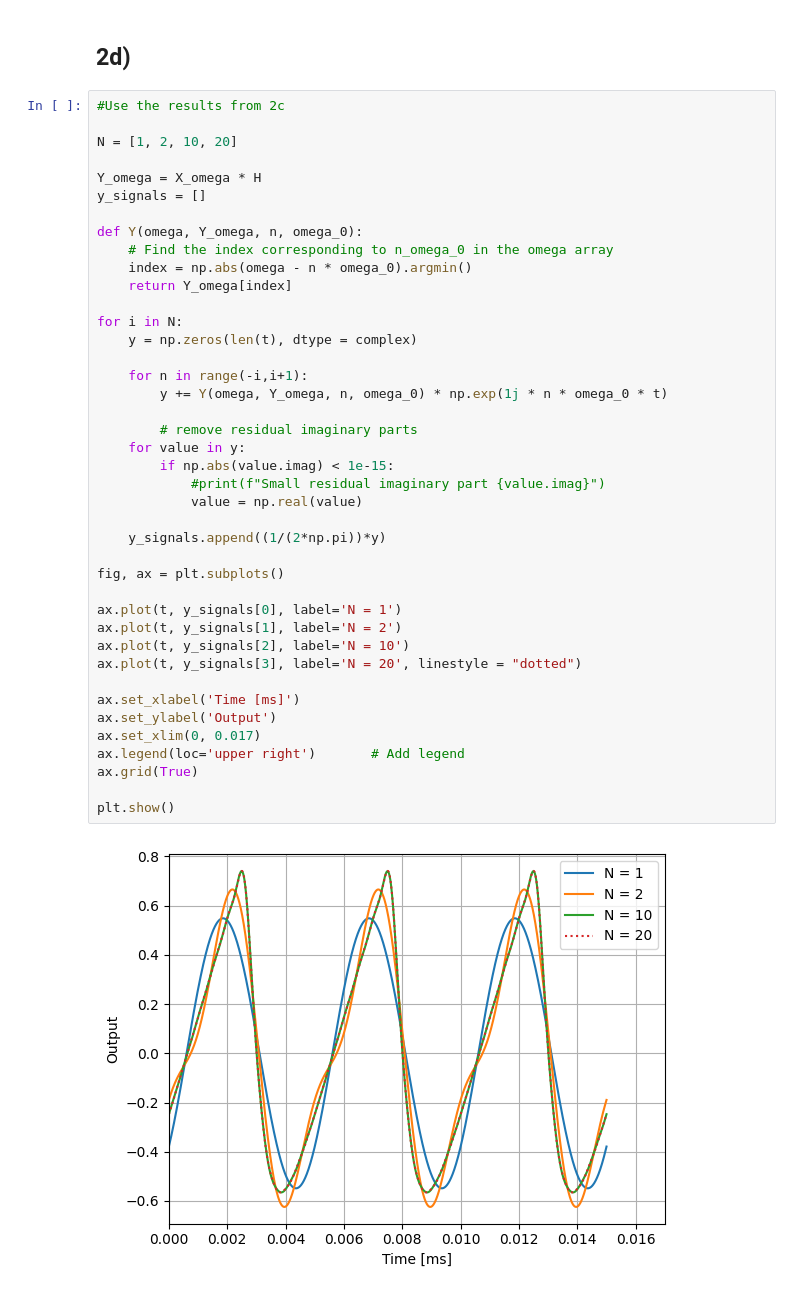
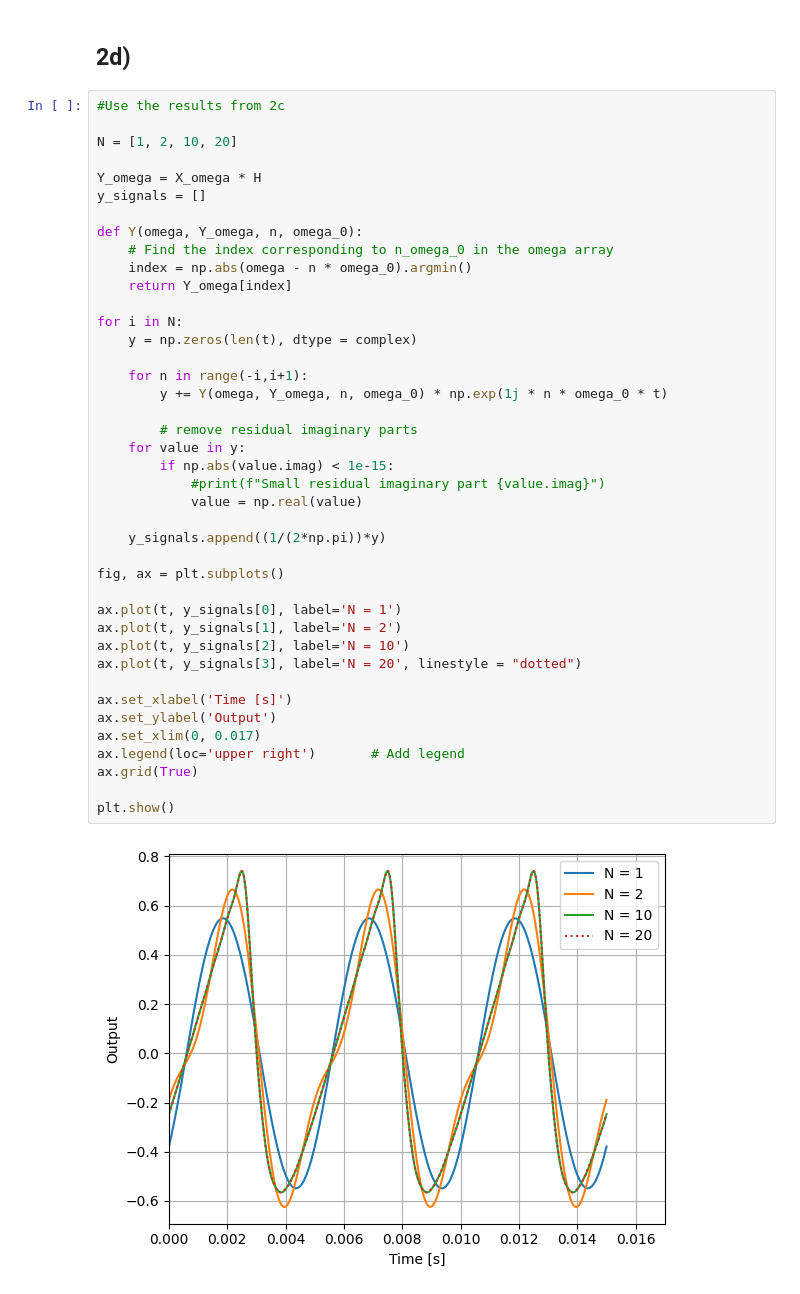
Before and after one commit to OliverHansson/Sigtrans_assignments, a Jupyter notebook: Assignment2/Assignment2.ipynb, the cells around one changed output. Drawn from its saved outputs; the diff is of its cells as text.

```diff
--- a/Assignment2/Assignment2.ipynb
+++ b/Assignment2/Assignment2.ipynb
@@ -141,32 +148,32 @@ def Y(omega, Y_omega, n, omega_0):
     return Y_omega[index]
 
 for i in N:
     y = np.zeros(len(t), dtype = complex)
 
     for n in range(-i,i+1):
         y += Y(omega, Y_omega, n, omega_0) * np.exp(1j * n * omega_0 * t)
 
         # remove residual imaginary parts
     for value in y:
         if np.abs(value.imag) < 1e-15:
             #print(f"Small residual imaginary part {value.imag}")
             value = np.real(value)
 
     y_signals.append((1/(2*np.pi))*y)
 
 fig, ax = plt.subplots()
 
 ax.plot(t, y_signals[0], label='N = 1')
 ax.plot(t, y_signals[1], label='N = 2')
 ax.plot(t, y_signals[2], label='N = 10')
 ax.plot(t, y_signals[3], label='N = 20', linestyle = "dotted")
 
-ax.set_xlabel('Time [ms]')
+ax.set_xlabel('Time [s]')
 ax.set_ylabel('Output')
 ax.set_xlim(0, 0.017)
 ax.legend(loc='upper right')       # Add legend
 ax.grid(True)
 
 plt.show()
 # %% [output]
-[figure, old version]
+[figure, new version]
```
Also changed, not shown: parts of 3 cells of this notebook, 6 other files.
